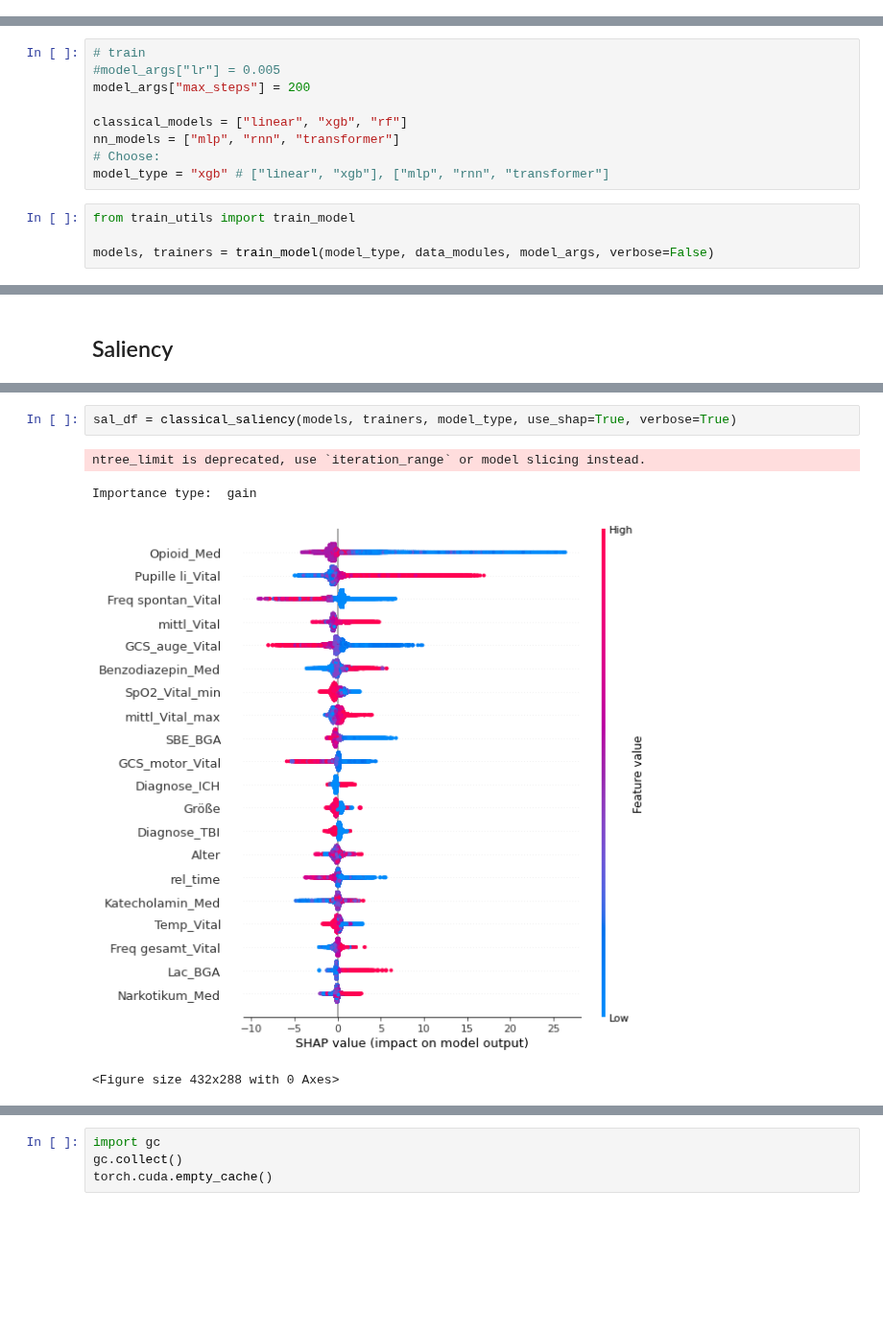
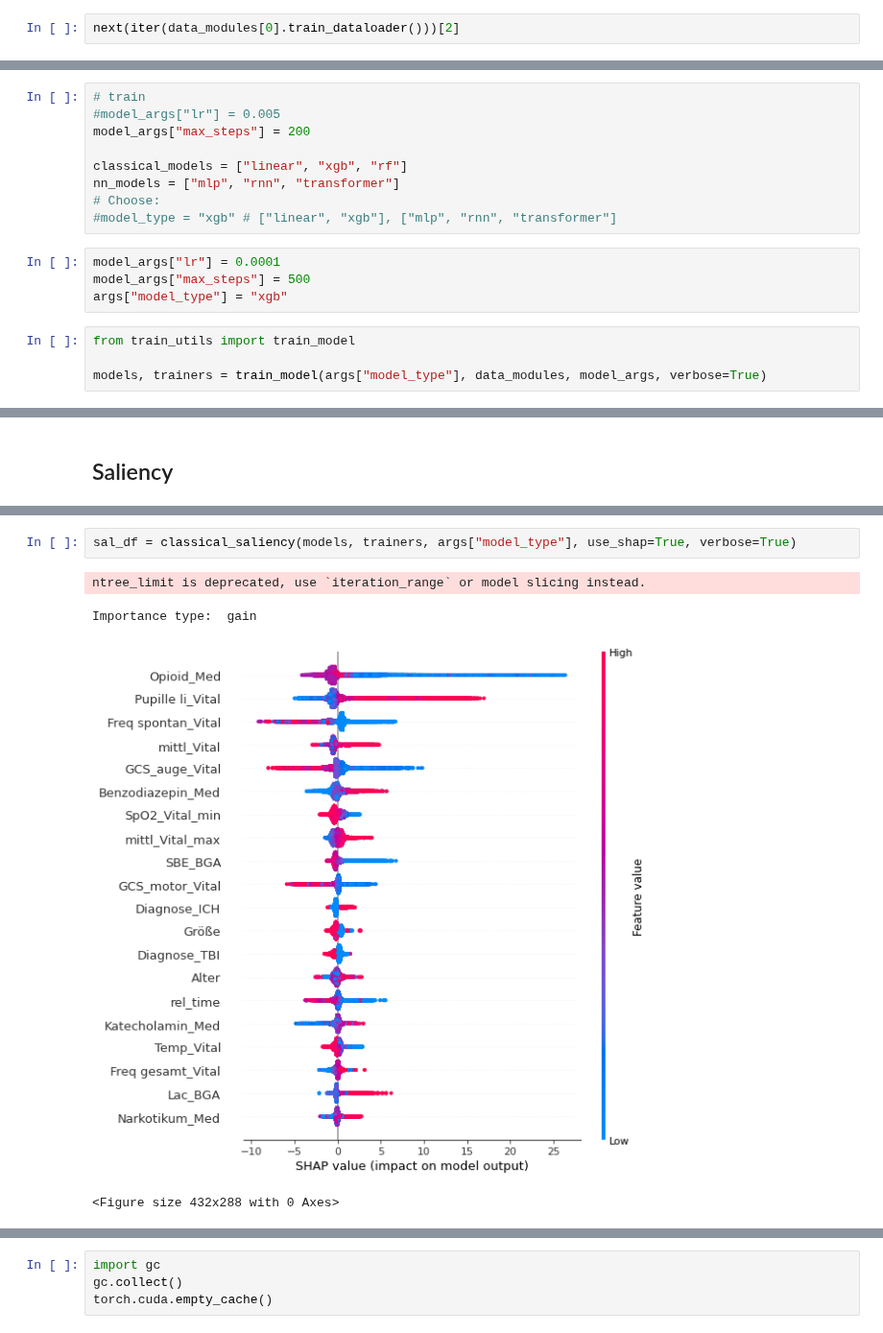
Before and after one commit to NotNANtoN/icp_prediction, a Jupyter notebook: train.ipynb, the cells around one changed output, grey strips where cells are left out. Shown at 96% size. Drawn from its saved outputs; the diff is of its cells as text; blank space fills up the shorter version.

```diff
--- a/train.ipynb
+++ b/train.ipynb
@@ -166,0 +262,2 @@ Reading df from:  data/60_/yeo_N/normalization_None/median/uni_clip_0.9999/multi
+# %%
+next(iter(data_modules[0].train_dataloader()))[2]
@@ -194,8 +295,12 @@ model_args["max_steps"] = 200
 classical_models = ["linear", "xgb", "rf"]
 nn_models = ["mlp", "rnn", "transformer"]
 # Choose:
-model_type = "xgb" # ["linear", "xgb"], ["mlp", "rnn", "transformer"]
+#model_type = "xgb" # ["linear", "xgb"], ["mlp", "rnn", "transformer"]
+# %%
+model_args["lr"] = 0.0001
+model_args["max_steps"] = 500
+args["model_type"] = "xgb"
 # %%
 from train_utils import train_model
 
-models, trainers = train_model(model_type, data_modules, model_args, verbose=False)
+models, trainers = train_model(args["model_type"], data_modules, model_args, verbose=True)
@@ -378,9 +506,9 @@ def reduce_feat_df(feat_df, threshold=0.2):
 # %%
-sal_df = classical_saliency(models, trainers, model_type, use_shap=True, verbose=True)
+sal_df = classical_saliency(models, trainers, args["model_type"], use_shap=True, verbose=True)
 # %% [output]
 ntree_limit is deprecated, use `iteration_range` or model slicing instead.
 Importance type:  gain
-[figure, old version]
+[figure, new version]
 <Figure size 432x288 with 0 Axes>
 # %%
 reduced_feats = reduce_feat_df(sal_df, threshold=0.2)
```
Also changed, not shown: parts of 39 cells of this notebook, 34 other files.
